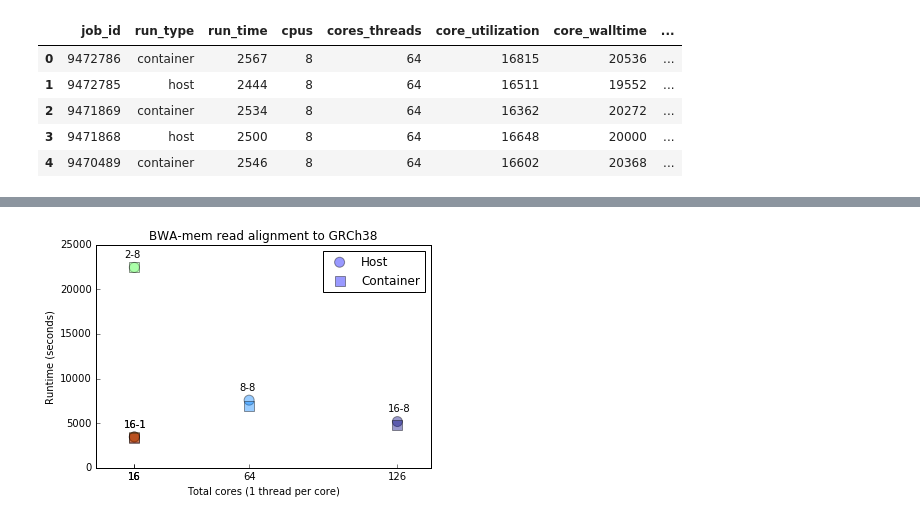
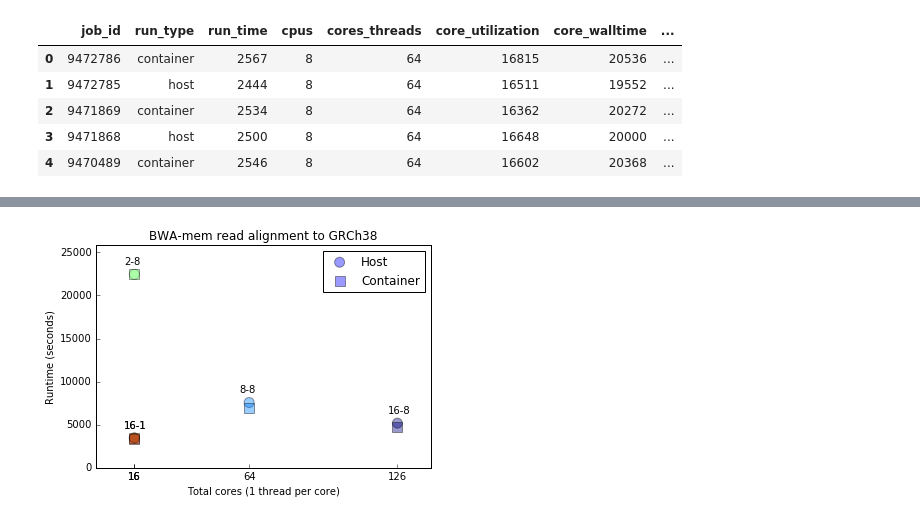
Before and after one commit to vsoch/singularity-scientific-example, a Jupyter notebook: Src/10.generate_graphs.ipynb, the cells around one changed output, grey strips where cells are left out. Cells and saved outputs as stored; diff of their text form; code cells hidden in the pictures.

```diff
--- a/Src/10.generate_graphs.ipynb
+++ b/Src/10.generate_graphs.ipynb
@@ -141,0 +146,19 @@ for lab, x, y in zip(x_labels, r4h["cores_threads"], r4h["run_time"]):
+# %%
+plt.scatter(r4h["cores_threads"], r4h["gb_memory_used"], c=list(range(r4h.shape[0])), cmap=cm.jet, marker="o", s=100, alpha=0.4, label="Host")
+plt.scatter(r4c["cores_threads"], r4c["gb_memory_used"], c=list(range(r4h.shape[0])), cmap=cm.jet, marker="s", s=100, alpha=0.4, label="Container")
+plt.xlabel("Total cores (1 thread per core)")
+plt.ylabel("Memory utilization (GB)")
+plt.xticks(r4h["cores_threads"])
+plt.ylim(0, max(results_4["gb_memory_used"]) * 1.15)
+plt.legend(scatterpoints=1, loc=2)
+plt.tick_params(top="off", right="off")
+plt.title("Kallisto RNAseq quantification to gencode release 25")
+
+for lab, x, y in zip(x_labels[0:-2], r4h["cores_threads"][0:-2], r4h["gb_memory_used"][0:-2]):
+    plt.annotate(lab, xy=(x, y), xycoords='data', xytext=(-10, 15), textcoords='offset points')
+
+# manually control last two points, as they overlap directly
+plt.annotate(x_labels[-2], xy=(r4h["cores_threads"].iloc[-2], r4h["gb_memory_used"].iloc[-2]), xycoords='data', xytext=(-10, 15), textcoords='offset points')
+plt.annotate(x_labels[-1], xy=(r4h["cores_threads"].iloc[-1], r4h["gb_memory_used"].iloc[-1]), xycoords='data', xytext=(-10, -20), textcoords='offset points')
+
+plt.savefig(os.path.join(FIGURE_DIR, "4.memory.png"))
@@ -142,25 +167,26 @@ for lab, x, y in zip(x_labels, r4h["cores_threads"], r4h["run_time"]):
 # %%
 r6h = results_6[results_6["run_type"] == "host"]
 r6c = results_6[results_6["run_type"] == "container"]
 
 cpus = (r6h["cpus"]).astype(str).values
 cores_per_cpu = (r6h["cores_threads"] / r6h["cpus"]).astype(int).astype(str).values
 x_labels = ["-".join([a, b]) for a, b in zip(cpus, cores_per_cpu)]
 x_labels = ["16-8"] + x_labels[1:]
 
 plt.scatter(r6h["cores_threads"], r6h["run_time"], c=list(range(r6h.shape[0])), cmap=cm.jet, marker="o", s=100, alpha=0.4, label="Host")
 plt.scatter(r6c["cores_threads"], r6c["run_time"], c=list(range(r6h.shape[0])), cmap=cm.jet, marker="s", s=100, alpha=0.4, label="Container")
 plt.xlabel("Total cores (1 thread per core)")
+plt.ylim(0, max(results_6["run_time"]) * 1.15)
 plt.ylabel("Runtime (seconds)")
 plt.xticks(r6h["cores_threads"])
 plt.legend(scatterpoints=1)
 plt.tick_params(top="off", right="off")
 plt.title("BWA-mem read alignment to GRCh38")
 
 for lab, x, y in zip(x_labels, r6h["cores_threads"], r6h["run_time"]):
     plt.annotate(lab, xy=(x, y), xycoords='data', xytext=(-10, 10), textcoords='offset points')
 # %% [output]
-[figure, old version]
+[figure, new version]
 # %%
 r8h = results_8[results_8["run_type"] == "host"]
 r8c = results_8[results_8["run_type"] == "container"]
```
Also changed, not shown: parts of 5 cells of this notebook, 8 other files.
